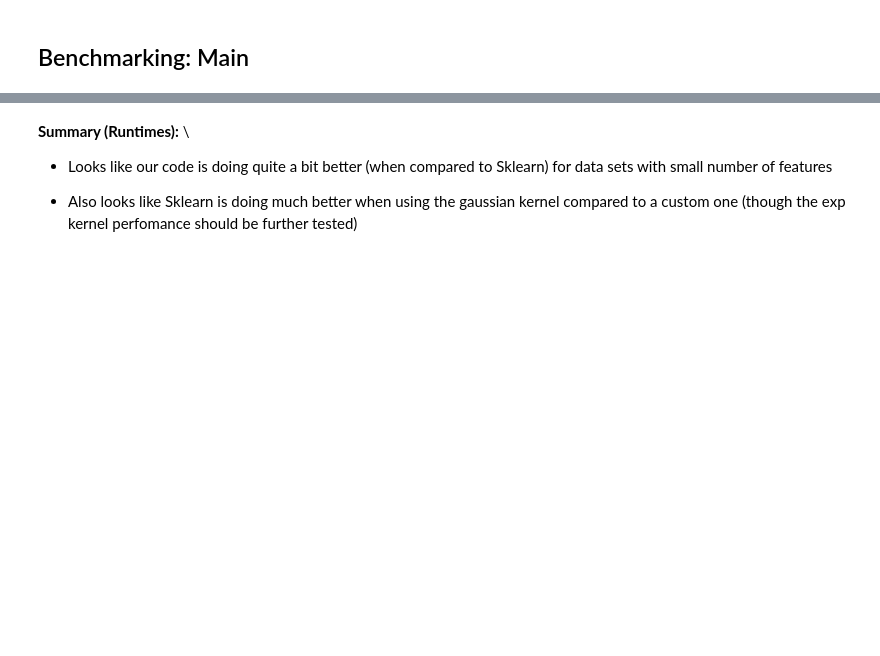
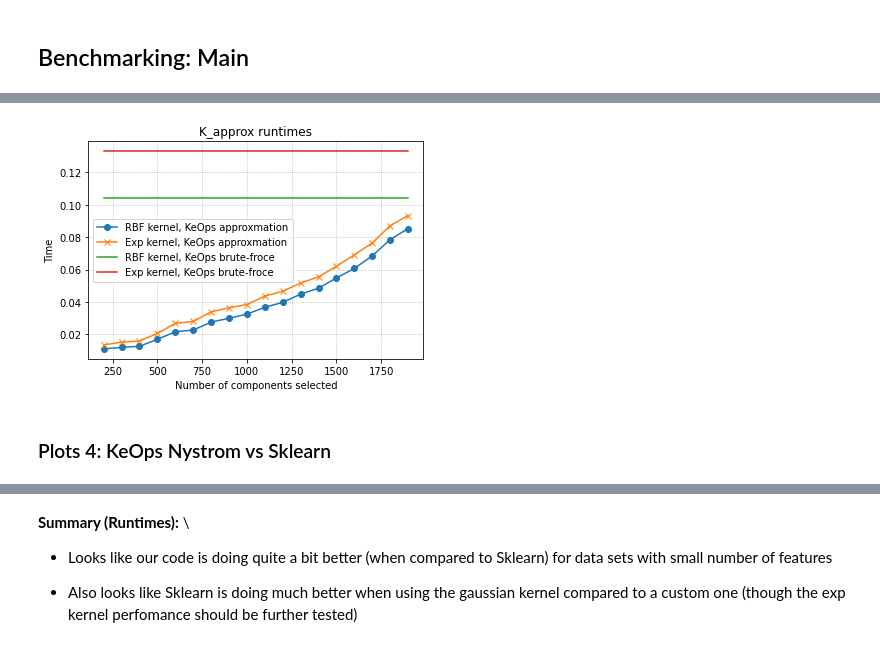
Before and after one commit to huddyyeo/keops_project, a Jupyter notebook: Nystrom_work/Nystrom_benchmarking.ipynb, the cells around one changed output, grey strips where cells are left out. Cells and saved outputs as stored; diff of their text form; code cells hidden in the pictures; blank space fills up the shorter version.

```diff
--- a/Nystrom_work/Nystrom_benchmarking.ipynb
+++ b/Nystrom_work/Nystrom_benchmarking.ipynb
@@ -103,0 +387,16 @@ MNIST = MNIST_t.numpy()
+# %%
+plt.plot(list(range(200,2000,100)), mult_times, marker = "o", label='RBF kernel, KeOps approxmation')
+plt.plot(list(range(200,2000,100)),mult_times_exp, marker ="x", label = 'Exp kernel, KeOps approxmation')
+plt.plot(list(range(200,2000,100)), [brute_time for item in mult_times], label='RBF kernel, KeOps brute-froce')
+plt.plot(list(range(200,2000,100)), [brute_time_exp for item in mult_times_exp], label = 'Exp kernel, KeOps brute-froce')
+
+plt.title("K_approx runtimes")
+plt.xlabel("Number of components selected")
+plt.ylabel("Time")
+plt.grid(True, which="major", linestyle="dotted")
+plt.legend()
+plt.show()
+# %% [output]
+[figure, added]
+# %% [markdown]
+### Plots 4: KeOps Nystrom vs Sklearn
```
Also changed, not shown: parts of 55 cells of this notebook.
